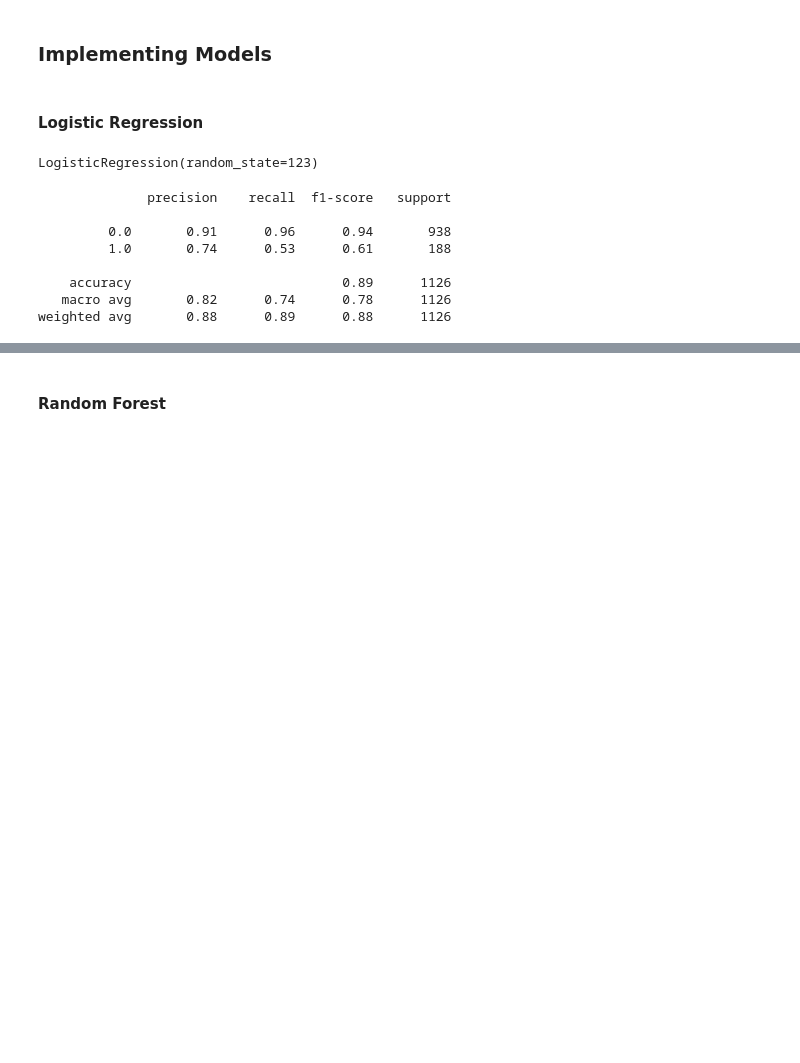
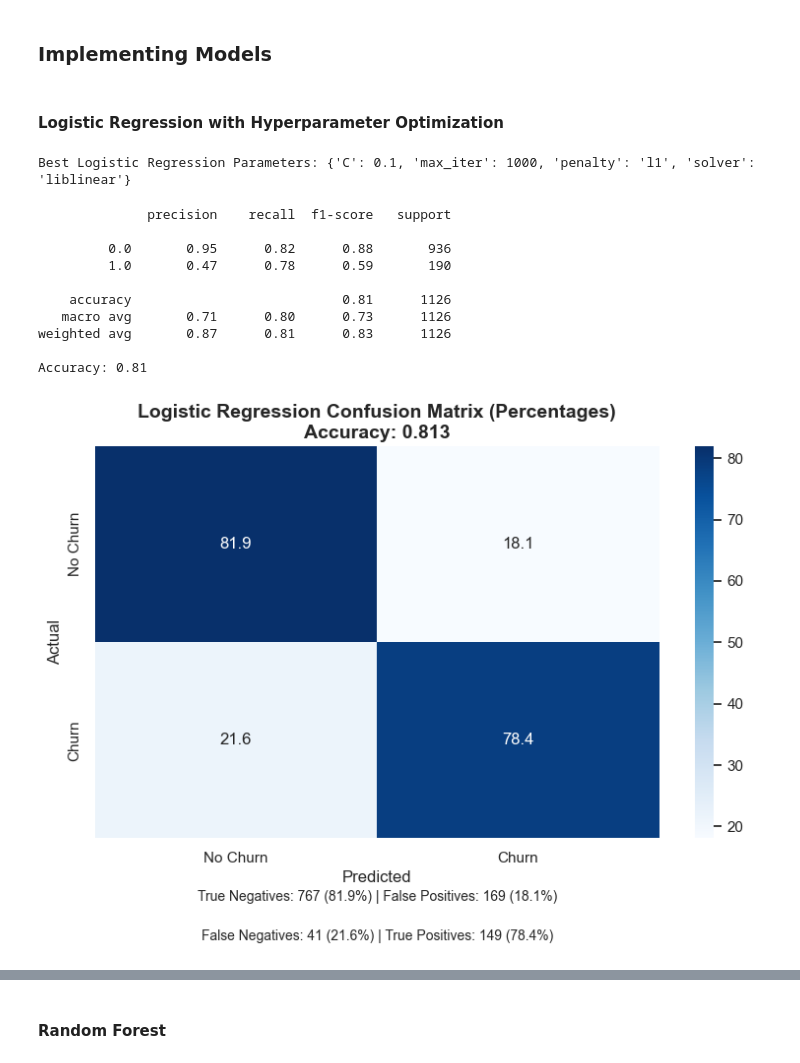
Before and after one commit to Musaddaq1/Predicting-Customer-Churn-, a Jupyter notebook: Notebook.ipynb, the cells around one changed output, grey strips where cells are left out. Saved outputs shown, nothing was run; the diff lists cells and outputs as text; code cells hidden in the pictures; blank space fills up the shorter version.

```diff
--- a/Notebook.ipynb
+++ b/Notebook.ipynb
@@ -292,12 +378,12 @@ x_train, x_test, y_train, y_test = train_test_split(X, y, test_size=0.2, random_
 # %% [markdown]
 ### Implementing Models
 # %% [markdown]
-#### Logistic Regression
+#### Logistic Regression with Hyperparameter Optimization
 # %%
-# Initializing a Logistic Regression model with a fixed random state for reproducibility
-log = LogisticRegression(random_state=123)
-
-# Training (fit) the Logistic Regression model on the training data
-log.fit(x_train, y_train)
+# Define parameter grid for Logistic Regression
+param_grid_lr = {
+    'C': [0.001, 0.01, 0.1, 1, 10, 100],
+    'penalty': ['l1', 'l2'],
+    'solver': ['liblinear', 'saga'],
+    'max_iter': [1000]
+}
-# %% [output]
-LogisticRegression(random_state=123)
@@ -304,15 +400,62 @@ LogisticRegression(random_state=123)
+# %%
+
+# Train the optimized model
+grid_search_lr.fit(X_train, y_train)
+
+# Get best model
+log = grid_search_lr.best_estimator_
+
+print("Best Logistic Regression Parameters:", grid_search_lr.best_params_)
+# %% [output]
+Best Logistic Regression Parameters: {'C': 0.1, 'max_iter': 1000, 'penalty': 'l1', 'solver': 'liblinear'}
 # %%
 # Use the trained Logistic Regression model to predict target values for the test features
-y_pred = log.predict(x_test)
-
+y_pred = log.predict(X_test)
 # Printing a detailed classification report comparing the true test labels and predicted labels
 print(classification_report(y_test, y_pred))
+
+# Calculate the accuracy of the model
+accuracy = accuracy_score(y_test, y_pred)
+print(f"Accuracy: {accuracy:.2f}")
+
+# # Calculate the F1 score of the model
+# f1 = f1_score(y_test, y_pred)
+# print(f"F1 Score: {f1:.2f}")
 # %% [output]
               precision    recall  f1-score   support
 
-         0.0       0.91      0.96      0.94       938
-         1.0       0.74      0.53      0.61       188
+         0.0       0.95      0.82      0.88       936
+         1.0       0.47      0.78      0.59       190
 
-    accuracy                           0.89      1126
-   macro avg       0.82      0.74      0.78      1126
-weighted avg       0.88      0.89      0.88      1126
+    accuracy                           0.81      1126
+   macro avg       0.71      0.80      0.73      1126
+weighted avg       0.87      0.81      0.83      1126
+
+Accuracy: 0.81
+# %%
+# Create confusion matrix for Logistic Regression with percentages
+cm = confusion_matrix(y_test, y_pred)
+
+# Calculate percentages
+cm_percent = cm.astype('float') / cm.sum(axis=1)[:, np.newaxis] * 100
+
+# Create the visualization with percentages
+plt.figure(figsize=(8, 6))
+sns.heatmap(cm_percent, annot=True, fmt='.1f', cmap='Blues',
+            xticklabels=['No Churn', 'Churn'],
+            yticklabels=['No Churn', 'Churn'])
+plt.title(f'Logistic Regression Confusion Matrix (Percentages)\nAccuracy: {accuracy_score(y_test, y_pred):.3f}',
+          fontsize=14, fontweight='bold')
+plt.xlabel('Predicted', fontsize=12)
+plt.ylabel('Actual', fontsize=12)
+
+# Add text annotations for better interpretation
+plt.text(0.5, -0.15, f'True Negatives: {cm[0,0]} ({cm_percent[0,0]:.1f}%) | False Positives: {cm[0,1]} ({cm_percent[0,1]:.1f}%)',
+         ha='center', va='center', transform=plt.gca().transAxes, fontsize=10)
+plt.text(0.5, -0.25, f'False Negatives: {cm[1,0]} ({cm_percent[1,0]:.1f}%) | True Positives: {cm[1,1]} ({cm_percent[1,1]:.1f}%)',
+         ha='center', va='center', transform=plt.gca().transAxes, fontsize=10)
+
+plt.tight_layout()
+plt.show()
+# %% [output]
+[figure, added]
```
Also changed, not shown: parts of 27 cells of this notebook.
